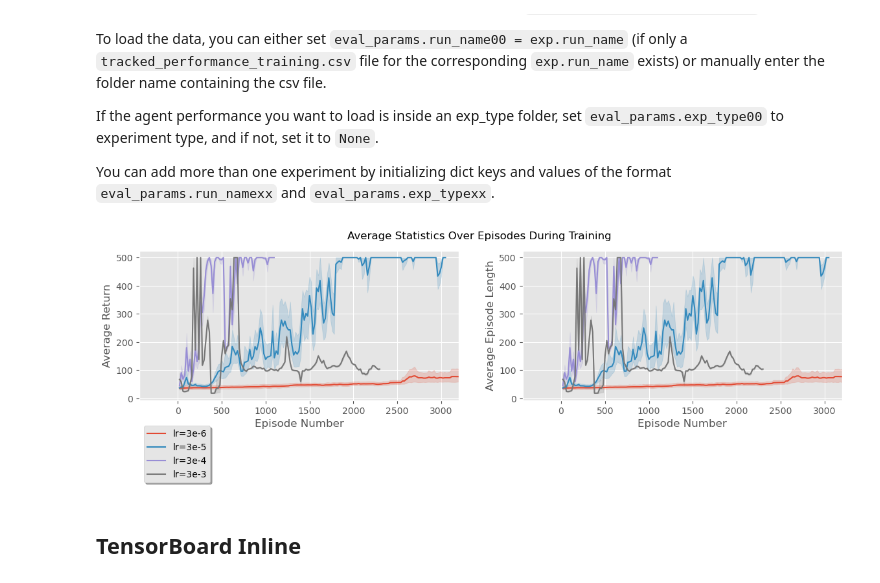
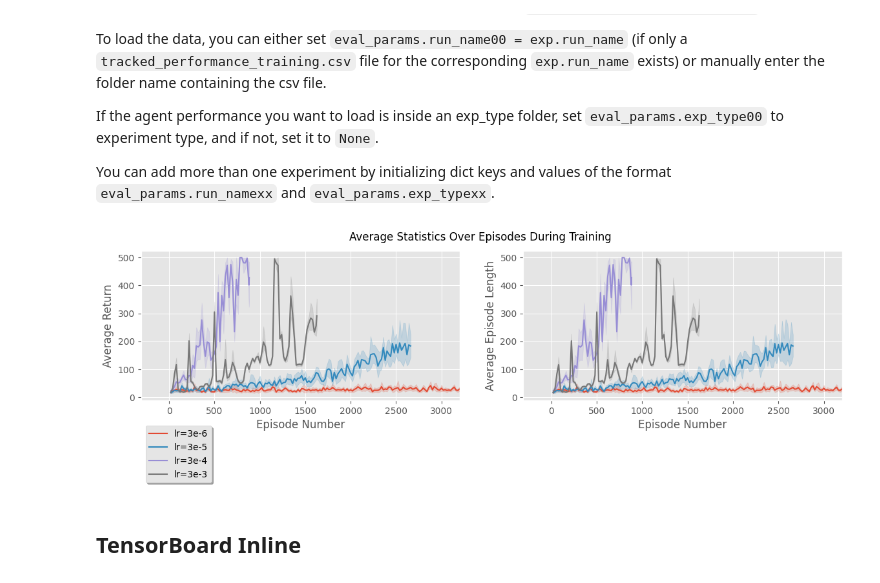
Before and after one commit to Data-Science-in-Mechanical-Engineering/RLLBC, a Jupyter notebook: deep_examples/reinforce.ipynb, the cells around one changed output. Drawn from its saved outputs; the diff is of its cells as text; code cells hidden in the pictures.

Commit message:
reinforce fully run notebook with plots

```diff
--- a/deep_examples/reinforce.ipynb
+++ b/deep_examples/reinforce.ipynb
@@ -356,28 +385,28 @@ You can add more than one experiment by initializing dict keys and values of the
 # %%
 eval_params = edict()  # eval_params - evaluation settings for trained agent
 
-eval_params.run_name00 = "CartPole-v1__REINFORCE__1__230606_205212"
+eval_params.run_name00 = "CartPole-v1__REINFORCE__1__250603_173851"
 eval_params.exp_type00 = "lr_reinforce"
 
-eval_params.run_name01 = "CartPole-v1__REINFORCE__1__230606_211741"
+eval_params.run_name01 = "CartPole-v1__REINFORCE__1__250603_173933"
 eval_params.exp_type01 = "lr_reinforce"
 
-eval_params.run_name02 = "CartPole-v1__REINFORCE__1__230606_213808"
+eval_params.run_name02 = "CartPole-v1__REINFORCE__1__250603_174000"
 eval_params.exp_type02 = "lr_reinforce"
 
-eval_params.run_name03 = "CartPole-v1__REINFORCE__1__230606_215553"
+eval_params.run_name03 = "CartPole-v1__REINFORCE__1__250603_174035"
 eval_params.exp_type03 = "lr_reinforce"
 
 # eval_params.run_name00 = exp.run_name
 # eval_params.exp_type00 = exp.exp_type
 
 agent_labels = ["lr=3e-6", "lr=3e-5", "lr=3e-4", "lr=3e-3"]
 
 episode_axis_limit = 3200
 
 hf.plotter_agents_training_stats(eval_params, agent_labels, episode_axis_limit, plot_returns=True, plot_episode_len=True)
 # %% [output]
-[figure, old version]
+[figure, new version]
 # %% [markdown]
 ## TensorBoard Inline
 # %%
```
Also changed, not shown: parts of 2 cells of this notebook, 4 other files.
